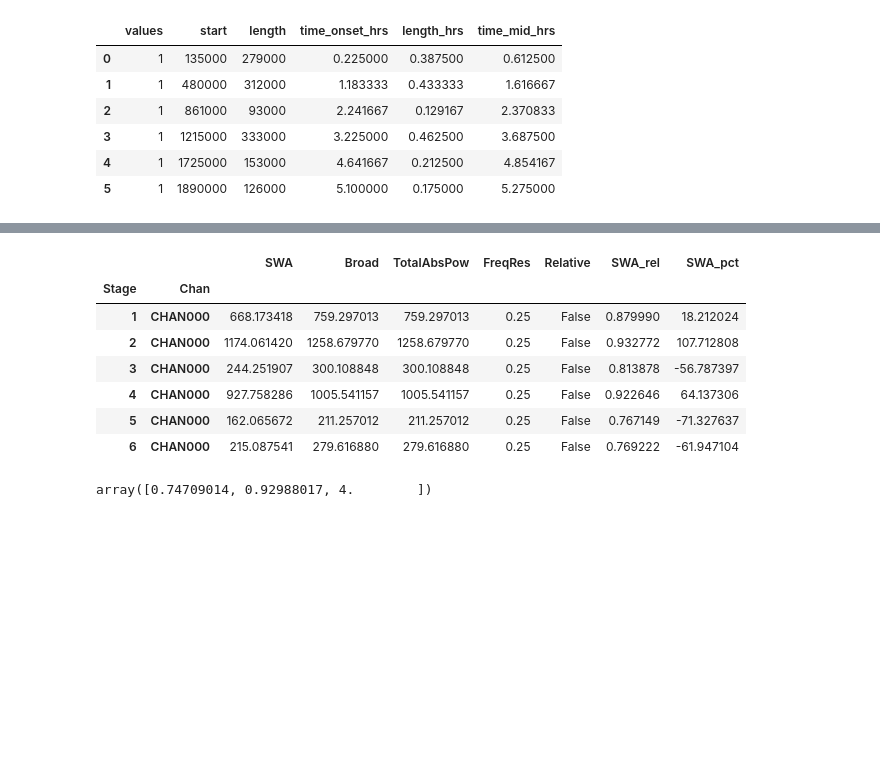
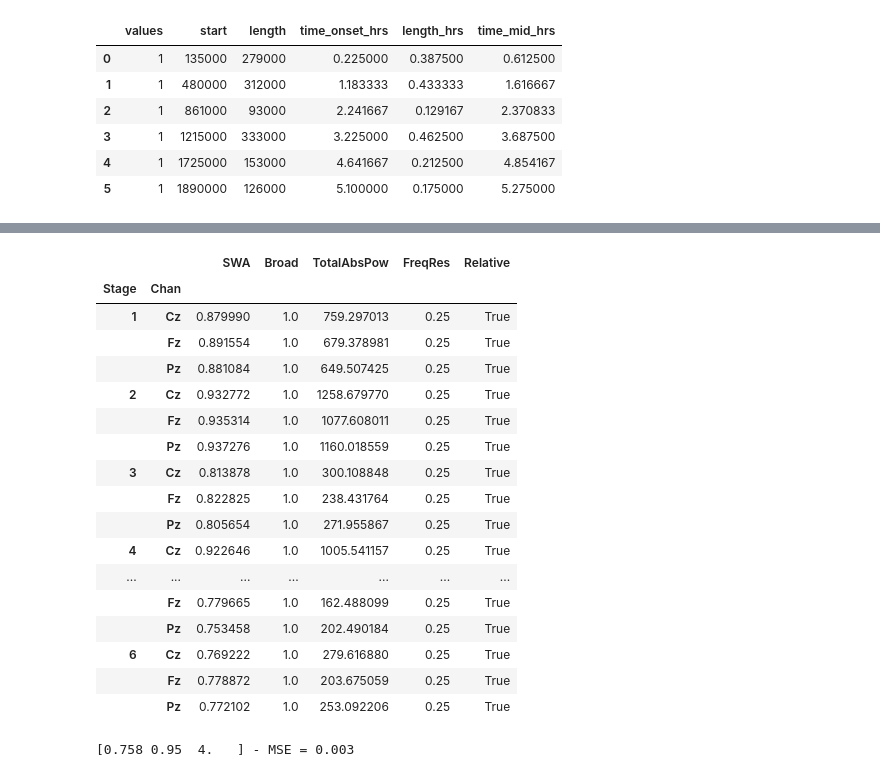
Before and after one commit to raphaelvallat/yasa, a Jupyter notebook: notebooks/feature_swa_decay.ipynb, the cells around one changed output, grey strips where cells are left out. Cells and saved outputs as stored; diff of their text form; code cells hidden in the pictures; blank space fills up the shorter version.

```diff
--- a/notebooks/feature_swa_decay.ipynb
+++ b/notebooks/feature_swa_decay.ipynb
@@ -11,10 +11,8 @@ sns.set(font_scale=1.2)
 # Load EEG data
 f = np.load('data_full_6hrs_100Hz_Cz+Fz+Pz.npz')
 data, ch_names = f['data'], f['chan']
+data = data.astype(np.float64)
 sf = 100.
-times = np.arange(data.size) / sf
-
-# Keep only Cz
-data = data[0, :]
-print(data.shape, np.round(data[0:5], 3))
+times = np.arange(data.shape[-1]) / sf
+print(data.shape)
 # %% [output]
@@ -89,5 +148,5 @@ epochs
 mask_epoch = np.zeros_like(mask, dtype=int)
 for i, row in epochs.iterrows():
     start = int(row['start'])
-    end = int(row['start']+row['length']+1)
+    end = int(row['start']+row['length'])
     mask_epoch[start:end] = i + 1
@@ -98,30 +160,37 @@ plt.plot(mask_epoch);
 # %%
 # Calculate SWA power in each period, for each channel
 nperseg = int(4 * sf)
 freq_swa = (0.5, 4)
 freq_broad = (0.5, 30)
 win_sec = 4
 kwargs_welch = dict(average='median', window='hamming')
 
 bp = yasa.bandpower(
-    data, sf, hypno=mask_epoch, include=list(range(1, max(mask_epoch) + 1)),
-    win_sec=win_sec, relative=False, bandpass=False,
+    data, sf, ch_names=ch_names, hypno=mask_epoch, include=list(range(1, max(mask_epoch) + 1)),
+    win_sec=win_sec, relative=True, bandpass=False,
     bands=[(freq_swa[0], freq_swa[1], "SWA"), (freq_broad[0], freq_broad[1], "Broad")],
     kwargs_welch=kwargs_welch)
 
-bp['SWA_rel'] = bp['SWA'] / bp['TotalAbsPow']
-bp['SWA_pct'] = 100 * (bp['SWA'] - bp['SWA'].mean()) / bp['SWA'].mean()
-
 bp
 # %% [output]
-|  |  | SWA | Broad | TotalAbsPow | FreqRes | Relative | SWA_rel | SWA_pct |
-| Stage | Chan |  |  |  |  |  |  |  |
-| 1 | CHAN000 | 668.173418 | 759.297013 | 759.297013 | 0.25 | False | 0.879990 | 18.212024 |
-| 2 | CHAN000 | 1174.061420 | 1258.679770 | 1258.679770 | 0.25 | False | 0.932772 | 107.712808 |
-| 3 | CHAN000 | 244.251907 | 300.108848 | 300.108848 | 0.25 | False | 0.813878 | -56.787397 |
-| 4 | CHAN000 | 927.758286 | 1005.541157 | 1005.541157 | 0.25 | False | 0.922646 | 64.137306 |
-| 5 | CHAN000 | 162.065672 | 211.257012 | 211.257012 | 0.25 | False | 0.767149 | -71.327637 |
-| 6 | CHAN000 | 215.087541 | 279.616880 | 279.616880 | 0.25 | False | 0.769222 | -61.947104 |
+|  |  | SWA | Broad | TotalAbsPow | FreqRes | Relative |
+| Stage | Chan |  |  |  |  |  |
+| 1 | Cz | 0.879990 | 1.0 | 759.297013 | 0.25 | True |
+|  | Fz | 0.891554 | 1.0 | 679.378981 | 0.25 | True |
+|  | Pz | 0.881084 | 1.0 | 649.507425 | 0.25 | True |
+| 2 | Cz | 0.932772 | 1.0 | 1258.679770 | 0.25 | True |
+|  | Fz | 0.935314 | 1.0 | 1077.608011 | 0.25 | True |
+|  | Pz | 0.937276 | 1.0 | 1160.018559 | 0.25 | True |
+| 3 | Cz | 0.813878 | 1.0 | 300.108848 | 0.25 | True |
+|  | Fz | 0.822825 | 1.0 | 238.431764 | 0.25 | True |
+|  | Pz | 0.805654 | 1.0 | 271.955867 | 0.25 | True |
+| 4 | Cz | 0.922646 | 1.0 | 1005.541157 | 0.25 | True |
+| ... | ... | ... | ... | ... | ... | ... |
+|  | Fz | 0.779665 | 1.0 | 162.488099 | 0.25 | True |
+|  | Pz | 0.753458 | 1.0 | 202.490184 | 0.25 | True |
+| 6 | Cz | 0.769222 | 1.0 | 279.616880 | 0.25 | True |
+|  | Fz | 0.778872 | 1.0 | 203.675059 | 0.25 | True |
+|  | Pz | 0.772102 | 1.0 | 253.092206 | 0.25 | True |
 # %%
 # Calculate exponential decline
 # https://doi.org/10.1093/sleep/33.4.491
@@ -131,25 +200,26 @@ bp
 # - Data were normalized within each subject with mean SWA across all derivations
 # - Therefore, SWA and LA are expressed in percentage.
 # Thus, τd was restricted to a range of 0 to 4 h. Additionally, LA was forced to be larger or equal zero.
-
-from scipy.stats import zscore
 from scipy.optimize import curve_fit
 
-def _fit_exp_decay(t, asym, intercept, slope):
+def _decay_func(t, asym, intercept, tau):
     """Exponential decay equation"""
-    return (intercept - asym) * np.exp(- t / slope) + asym
+    return (intercept - asym) * np.exp(- t / tau) + asym
+    # return (intercept - asym) * np.exp(- slope * t) + asym
 
-xdata = epochs['time_onset_hrs'].to_numpy()
-ydata = bp['SWA_rel']
+xdata = epochs['time_mid_hrs'].to_numpy()
+ydata = bp.xs(ch_names[1], level=-1)["SWA"]
 
 # Asymptote must be between 0 and 1 if evaluating relative power
 # Intercept must be between 0 and 1 if evaluating relative power
 # Slope must be between
 
-popt, _ = curve_fit(_fit_exp_decay, xdata, ydata,
-                    bounds=((0, 0, 0), (1, 1, 4)))
+popt, _ = curve_fit(_decay_func, xdata, ydata, p0=(0.5, 0.8, 1),
+                    bounds=((0, 0, 0), (1, 1, 4)), method="trf")
 
-popt
+mse = np.mean((ydata - _decay_func(xdata, *popt))**2)
+
+print(np.round(popt, 3), "- MSE =", round(mse, 3))
 # %% [output]
-array([0.74709014, 0.92988017, 4.        ])
+[0.758 0.95  4.   ] - MSE = 0.003
 # %%
```
Also changed, not shown: parts of 17 cells of this notebook, 1 other file.
